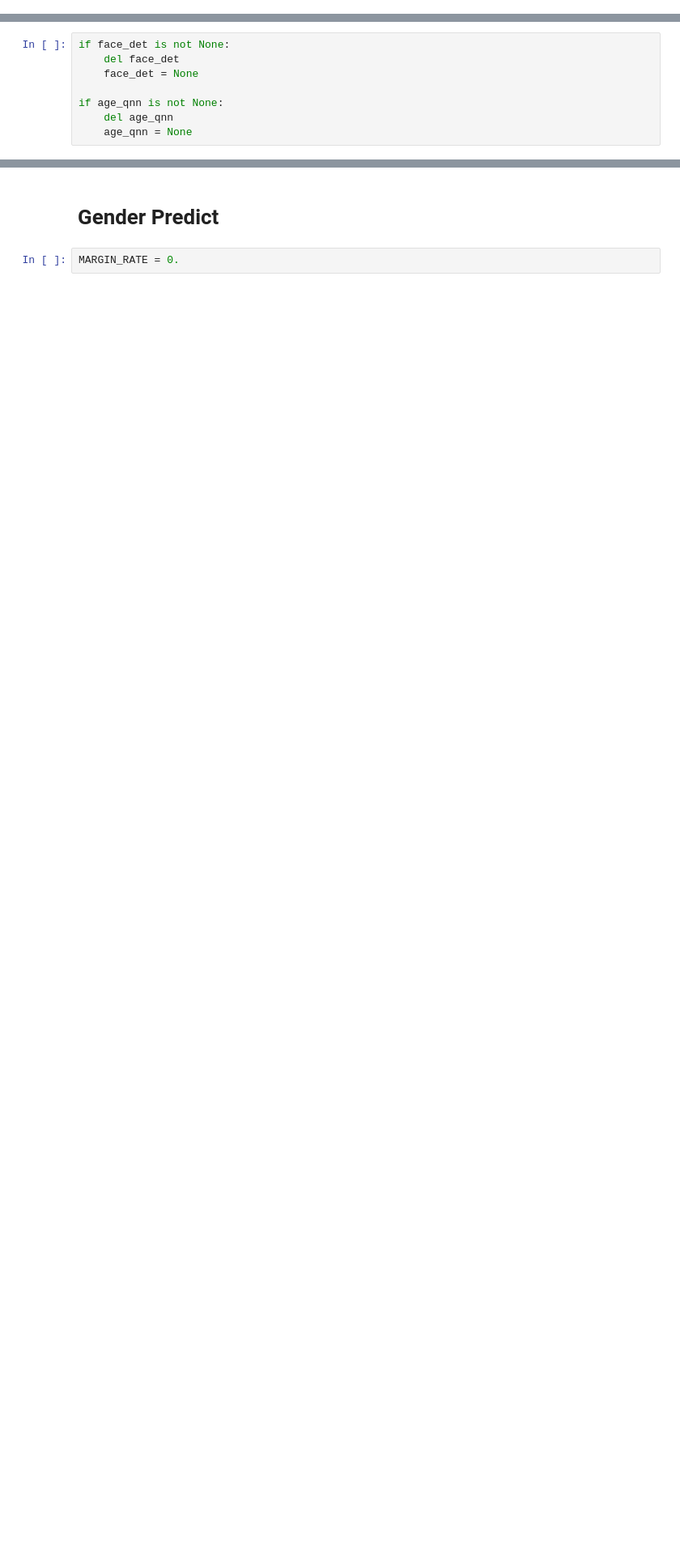
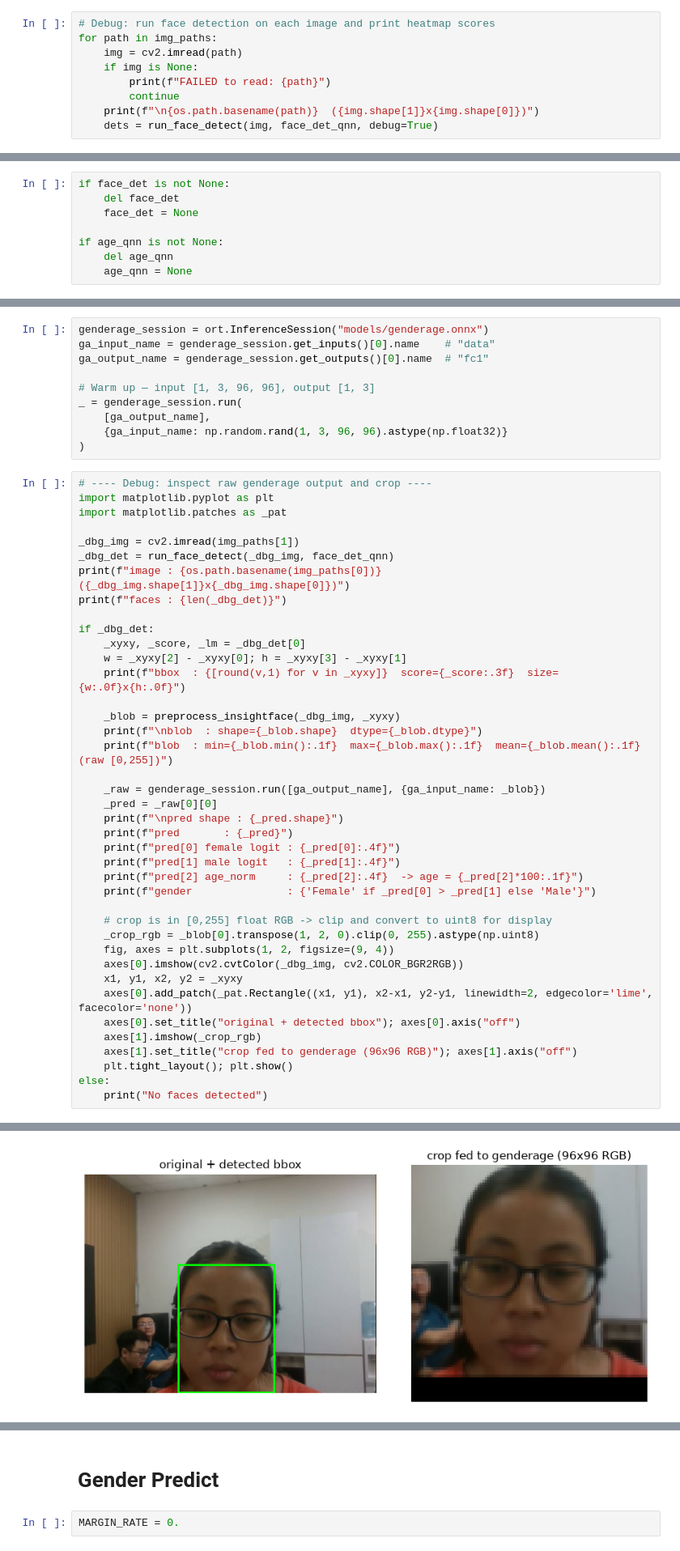
Before and after one commit to DatDangTien/AgePredictor, a Jupyter notebook: model_benchmark.ipynb, the cells around one changed output, grey strips where cells are left out. Shown at 81% size. Saved outputs shown, nothing was run; the diff lists cells and outputs as text; blank space fills up the shorter version.

Commit message:
feat: finetune code gender detect with AdaFace

```diff
--- a/model_benchmark.ipynb
+++ b/model_benchmark.ipynb
@@ -175,0 +353,9 @@ face_det_qnn = FaceDetQNN(FACE_DET_MODEL_NAME, str(FACE_DET_MODEL_PATH))
+# %%
+# Debug: run face detection on each image and print heatmap scores
+for path in img_paths:
+    img = cv2.imread(path)
+    if img is None:
+        print(f"FAILED to read: {path}")
+        continue
+    print(f"\n{os.path.basename(path)}  ({img.shape[1]}x{img.shape[0]})")
+    dets = run_face_detect(img, face_det_qnn, debug=True)
@@ -415,0 +659,51 @@ if age_qnn is not None:
+# %%
+genderage_session = ort.InferenceSession("models/genderage.onnx")
+ga_input_name = genderage_session.get_inputs()[0].name    # "data"
+ga_output_name = genderage_session.get_outputs()[0].name  # "fc1"
+
+# Warm up — input [1, 3, 96, 96], output [1, 3]
+_ = genderage_session.run(
+    [ga_output_name],
+    {ga_input_name: np.random.rand(1, 3, 96, 96).astype(np.float32)}
+)
+# %%
+# ---- Debug: inspect raw genderage output and crop ----
+import matplotlib.pyplot as plt
+import matplotlib.patches as _pat
+
+_dbg_img = cv2.imread(img_paths[1])
+_dbg_det = run_face_detect(_dbg_img, face_det_qnn)
+print(f"image : {os.path.basename(img_paths[0])}  ({_dbg_img.shape[1]}x{_dbg_img.shape[0]})")
+print(f"faces : {len(_dbg_det)}")
+
+if _dbg_det:
+    _xyxy, _score, _lm = _dbg_det[0]
+    w = _xyxy[2] - _xyxy[0]; h = _xyxy[3] - _xyxy[1]
+    print(f"bbox  : {[round(v,1) for v in _xyxy]}  score={_score:.3f}  size={w:.0f}x{h:.0f}")
+
+    _blob = preprocess_insightface(_dbg_img, _xyxy)
+    print(f"\nblob  : shape={_blob.shape}  dtype={_blob.dtype}")
+    print(f"blob  : min={_blob.min():.1f}  max={_blob.max():.1f}  mean={_blob.mean():.1f}  (raw [0,255])")
+
+    _raw = genderage_session.run([ga_output_name], {ga_input_name: _blob})
+    _pred = _raw[0][0]
+    print(f"\npred shape : {_pred.shape}")
+    print(f"pred       : {_pred}")
+    print(f"pred[0] female logit : {_pred[0]:.4f}")
+    print(f"pred[1] male logit   : {_pred[1]:.4f}")
+    print(f"pred[2] age_norm     : {_pred[2]:.4f}  -> age = {_pred[2]*100:.1f}")
+    print(f"gender               : {'Female' if _pred[0] > _pred[1] else 'Male'}")
+
+    # crop is in [0,255] float RGB -> clip and convert to uint8 for display
+    _crop_rgb = _blob[0].transpose(1, 2, 0).clip(0, 255).astype(np.uint8)
+    fig, axes = plt.subplots(1, 2, figsize=(9, 4))
+    axes[0].imshow(cv2.cvtColor(_dbg_img, cv2.COLOR_BGR2RGB))
+    x1, y1, x2, y2 = _xyxy
+    axes[0].add_patch(_pat.Rectangle((x1, y1), x2-x1, y2-y1, linewidth=2, edgecolor='lime', facecolor='none'))
+    axes[0].set_title("original + detected bbox"); axes[0].axis("off")
+    axes[1].imshow(_crop_rgb)
+    axes[1].set_title("crop fed to genderage (96x96 RGB)"); axes[1].axis("off")
+    plt.tight_layout(); plt.show()
+else:
+    print("No faces detected")
+# %% [output]
@@ -415,0 +723 @@ if age_qnn is not None:
+[figure, added]
```
Also changed, not shown: parts of 17 cells of this notebook, 11 other files.
